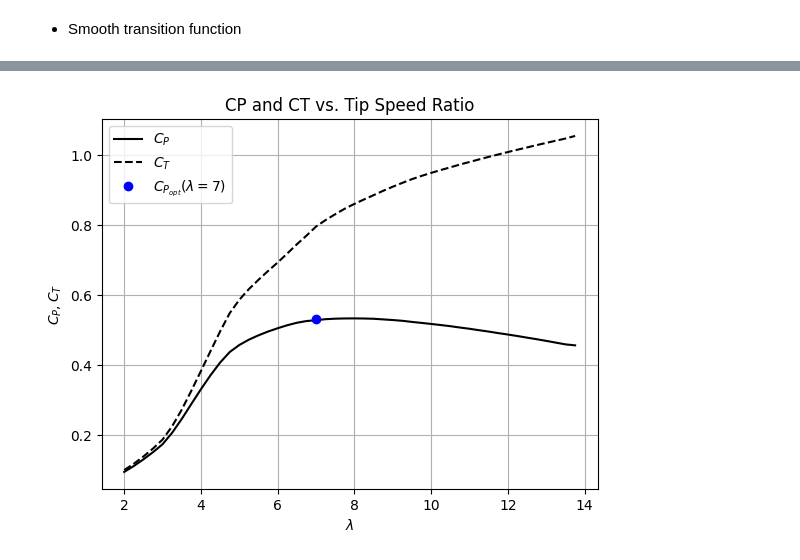
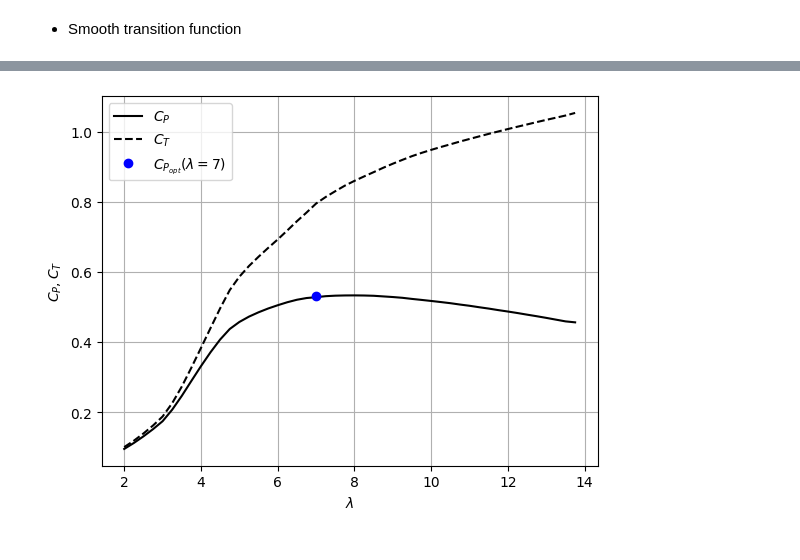
Before and after one commit to Widmark-Kaue/BEMT, a Jupyter notebook: case.ipynb, the cells around one changed output, grey strips where cells are left out. Saved outputs shown, nothing was run; the diff lists cells and outputs as text; code cells hidden in the pictures.

```diff
--- a/case.ipynb
+++ b/case.ipynb
@@ -245,14 +386,14 @@ results = bemt(rotor=rotor, TSR=np.arange(2, 14, 0.25), iter=500, tol=1e-3, tip_
 # %%
 plt.plot(results.TSR, results.CP, 'k', label = r'$C_P$')
 plt.plot(results.TSR, results.CT, 'k--', label = r'$C_T$')
 plt.plot(rotor.tip_speed_ratio, rotor.CP_opt, 'bo', label = r'$C_{P_{opt}}(\lambda = 7)$')
 
-plt.title('CP and CT vs. Tip Speed Ratio')
+# plt.title('CP and CT vs. Tip Speed Ratio')
 plt.xlabel(r'$\lambda$')
 plt.ylabel(r'$C_P, C_T$')
 
 plt.grid()
 plt.legend()
 plt.show()
 # %% [output]
-[figure, old version]
+[figure, new version]
```
Also changed, not shown: parts of 11 cells of this notebook.
